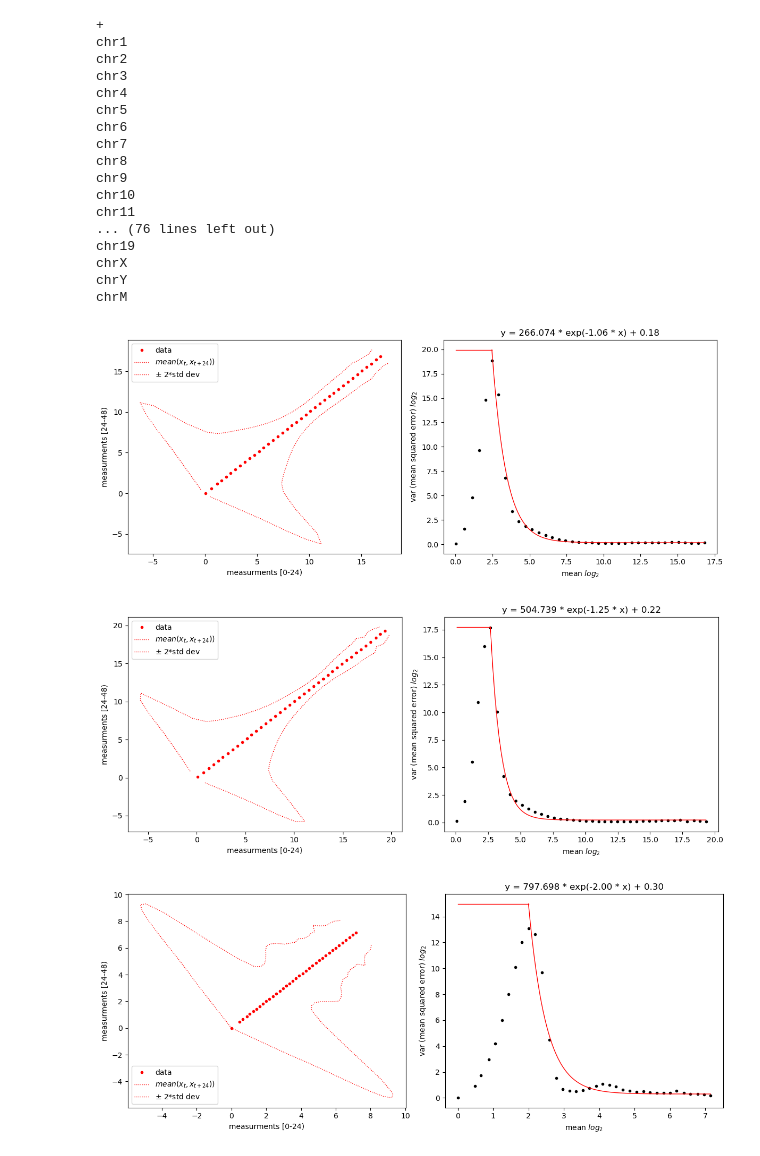
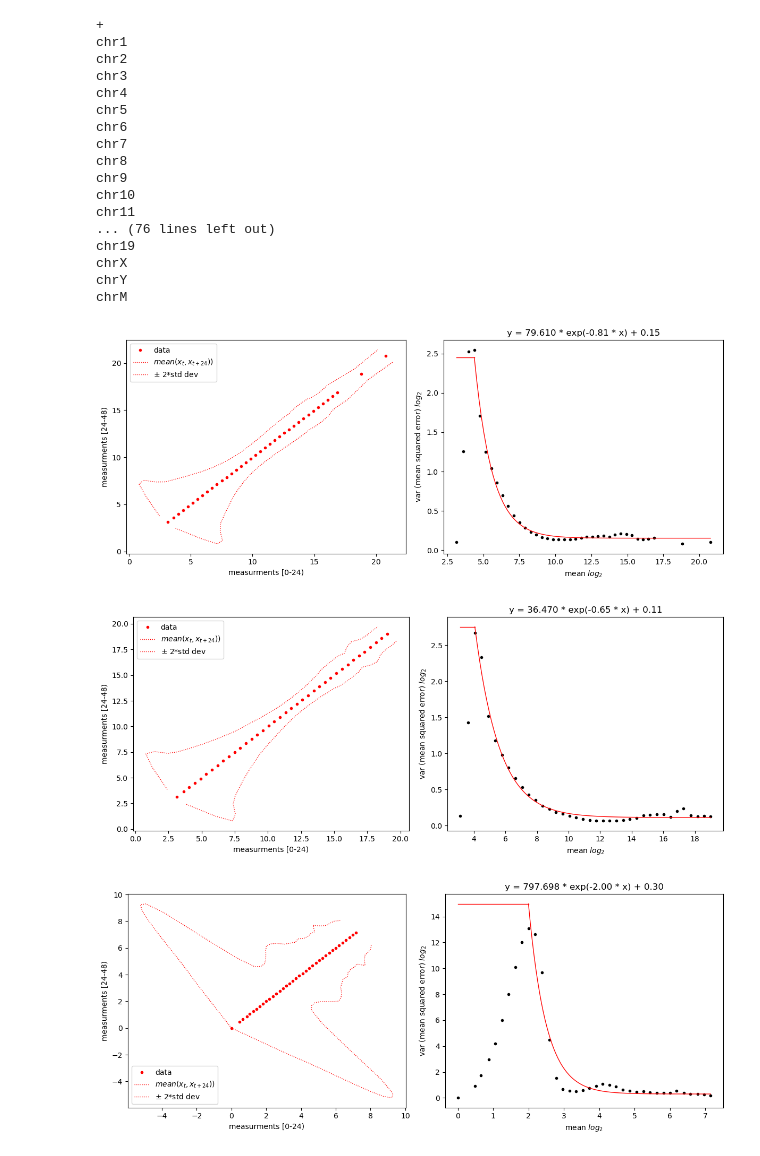
Before and after one commit to jmbreda/PROseq, a Jupyter notebook: notebooks/Noise_model.ipynb, the cells around one changed output. Drawn from its saved outputs; the diff is of its cells as text; code cells hidden in the pictures.

```diff
--- a/notebooks/Noise_model.ipynb
+++ b/notebooks/Noise_model.ipynb
@@ -13,7 +13,8 @@ strand_dict = {'forward':'+',
 CHR = [f'chr{c+1}' for c in range(0,19)] + ['chrX','chrY','chrM']
 T = np.arange(0,48,4)
 Samples = [f'CT{t:02d}' for t in T]
-bw_folder = '../results/binned_norm_coverage'
+bw_folder = '../results/GRCm38/binned_norm_coverage'
+pseudo_count = 8
 
 for bin_size in [1000,10000]:
 
@@ -40,7 +41,7 @@ for bin_size in [1000,10000]:
     df.dropna(thresh=len(T)//2,inplace=True)
 
     df.fillna(0,inplace=True)
-    df = df.apply(lambda x: np.log2(x+1),axis=1)
+    df = df.apply(lambda x: np.log2(x+pseudo_count),axis=1)
 
     # separate mesurments at time [0-24) and [24-48)
     x = df.loc[:,[f"CT{t:02d}" for t in np.arange(0 ,24,4)]].values.flatten()
@@ -85,35 +86,35 @@ for bin_size in [1000,10000]:
     ax = axes[1]
     ax.plot(df_err['m'],df_err['err'],'k.',lw=1)
     _x = np.linspace(df_err.at[idx_err_max,'m'],df_err.loc[:,'m'].values[-1],100)
     ax.plot(_x, func(_x, *popt), 'r-',lw=1)
     ax.plot(df_err.loc[[0,idx_err_max],'m'].values,[err_max,err_max],'r-',lw=1)
 
     ax.title.set_text(f"y = {popt[0]:.3f} * exp(-{popt[1]:.2f} * x) + {popt[2]:.2f}")
     ax.set_xlabel(r'mean $log_2$')
     ax.set_ylabel(r'var (mean squared error) $log_2$')
 
 
     fig.tight_layout()
 # %% [output]
 +
 chr1
 chr2
 chr3
 chr4
 chr5
 chr6
 chr7
 chr8
 chr9
 chr10
 chr11
 ... (76 lines left out)
 chr19
 chrX
 chrY
 chrM
-[figure, old version]
+[figure, new version]
-[figure, old version]
+[figure, new version]
 # %%
 for bin_size in [1000, 10000]:
     CHR = [f'chr{c+1}' for c in range(0,19)] + ['chrX','chrY','chrM']
```
Also changed, not shown: 4 other files.
